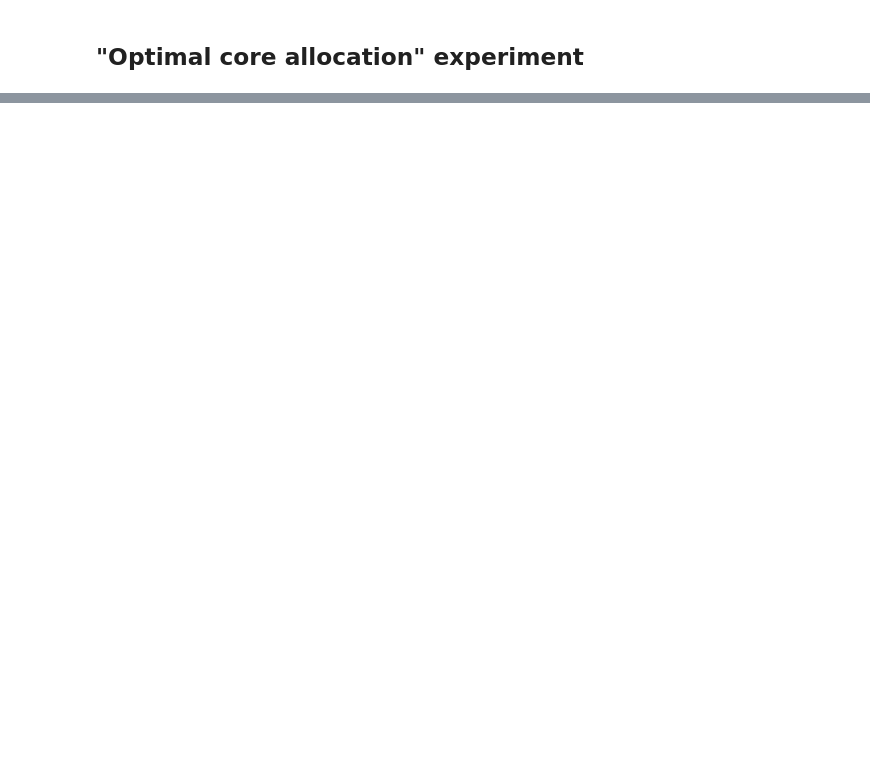
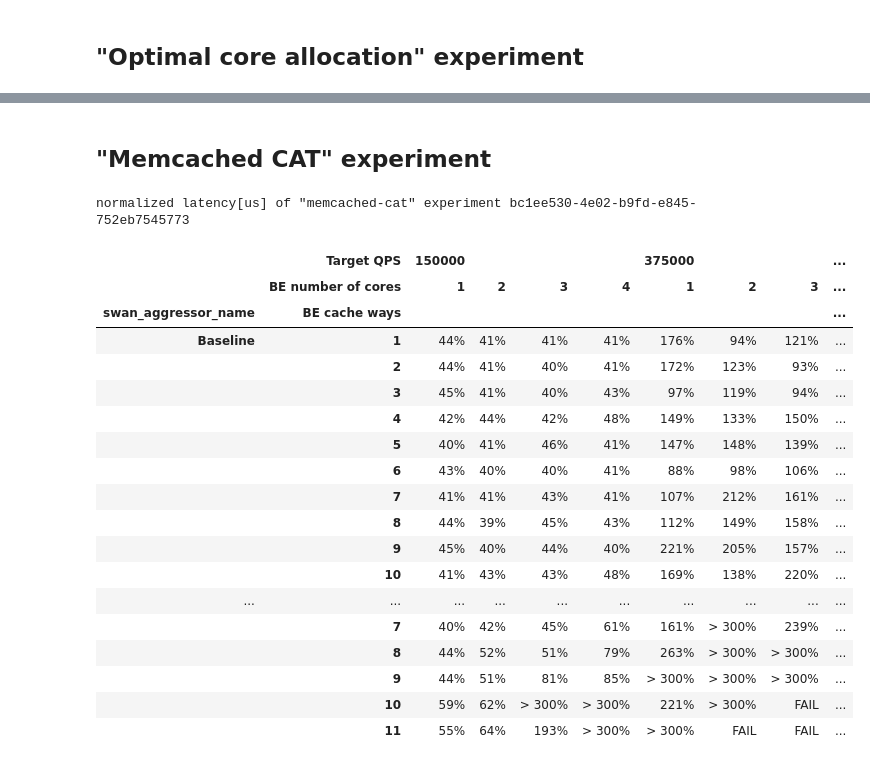
Before and after one commit to intelsdi-x/swan, a Jupyter notebook: jupyter/example.ipynb, the cells around one changed output, grey strips where cells are left out. Cells and saved outputs as stored; diff of their text form; code cells hidden in the pictures; blank space fills up the shorter version.

```diff
--- a/jupyter/example.ipynb
+++ b/jupyter/example.ipynb
@@ -151,3 +138,30 @@ cpu utilization of "optimal core allocation" experiment 80ad81ec-e6d7-cfc2-de6c-
 | 14 | 25% | 16% | 23% | 25% | 38% | 43% | 50% | 56% | 58% | 64% |
 | 15 | 27% | 13% | 17% | 30% | 30% | 45% | 55% | 61% | 60% | 66% |
 | 16 | 28% | 11% | 20% | 30% | 35% | 45% | 54% | 57% | 65% | 74% |
+# %% [markdown]
+## "Memcached CAT" experiment
+# %%
+cat1 = swan.CAT("bc1ee530-4e02-b9fd-e845-752eb7545773", 500)
+# %%
+cat1.latency()
+# %% [output]
+normalized latency[us] of "memcached-cat" experiment bc1ee530-4e02-b9fd-e845-752eb7545773
+|  | Target QPS | 150000 |  |  |  | 375000 |  |  | ... |
+|  | BE number of cores | 1 | 2 | 3 | 4 | 1 | 2 | 3 | ... |
+| swan_aggressor_name | BE cache ways |  |  |  |  |  |  |  | ... |
+| Baseline | 1 | 44% | 41% | 41% | 41% | 176% | 94% | 121% | ... |
+|  | 2 | 44% | 41% | 40% | 41% | 172% | 123% | 93% | ... |
+|  | 3 | 45% | 41% | 40% | 43% | 97% | 119% | 94% | ... |
+|  | 4 | 42% | 44% | 42% | 48% | 149% | 133% | 150% | ... |
+|  | 5 | 40% | 41% | 46% | 41% | 147% | 148% | 139% | ... |
+|  | 6 | 43% | 40% | 40% | 41% | 88% | 98% | 106% | ... |
+|  | 7 | 41% | 41% | 43% | 41% | 107% | 212% | 161% | ... |
+|  | 8 | 44% | 39% | 45% | 43% | 112% | 149% | 158% | ... |
+|  | 9 | 45% | 40% | 44% | 40% | 221% | 205% | 157% | ... |
+|  | 10 | 41% | 43% | 43% | 48% | 169% | 138% | 220% | ... |
+| ... | ... | ... | ... | ... | ... | ... | ... | ... | ... |
+|  | 7 | 40% | 42% | 45% | 61% | 161% | > 300% | 239% | ... |
+|  | 8 | 44% | 52% | 51% | 79% | 263% | > 300% | > 300% | ... |
+|  | 9 | 44% | 51% | 81% | 85% | > 300% | > 300% | > 300% | ... |
+|  | 10 | 59% | 62% | > 300% | > 300% | 221% | > 300% | FAIL | ... |
+|  | 11 | 55% | 64% | 193% | > 300% | > 300% | FAIL | FAIL | ... |
```
Also changed, not shown: parts of 9 cells of this notebook, 3 other files.
